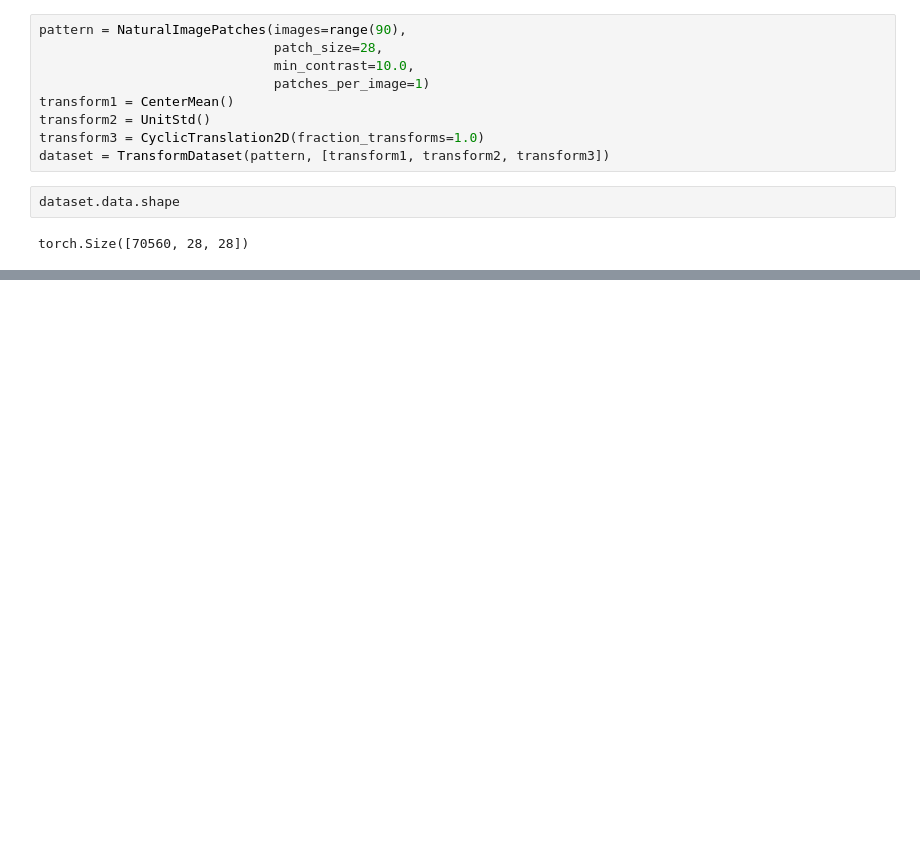
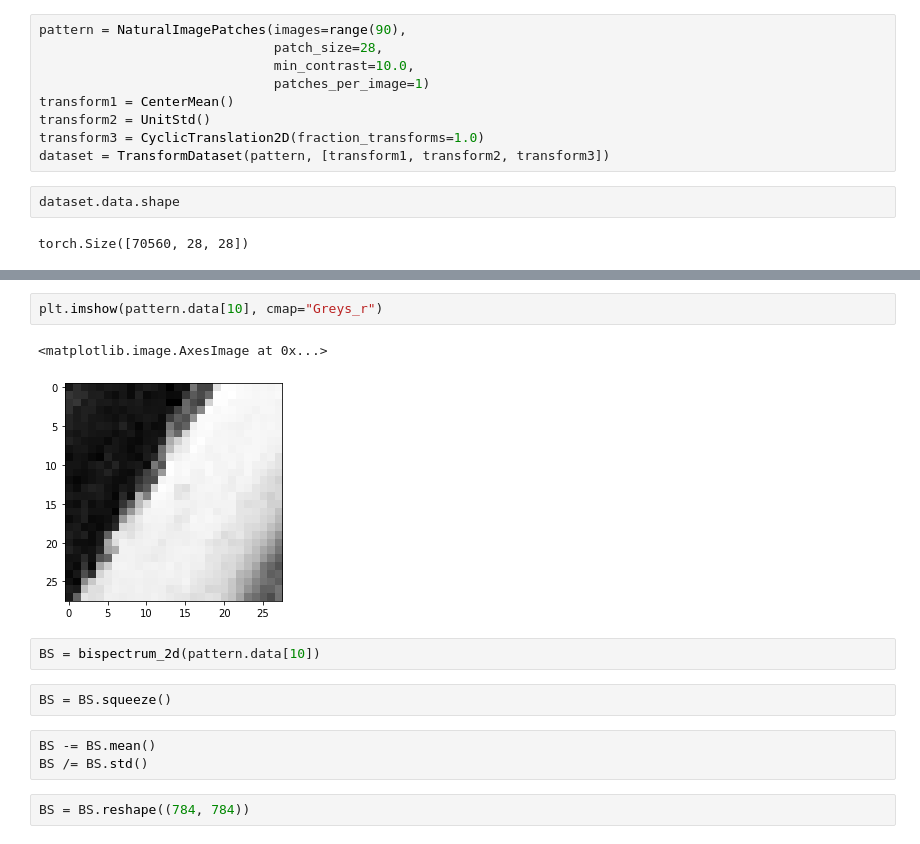
Before and after one commit to sophiaas/transform-datasets, a Jupyter notebook: notebooks/translating-natural-images.ipynb, the cells around one changed output, grey strips where cells are left out. Saved outputs shown, nothing was run; the diff lists cells and outputs as text; blank space fills up the shorter version.

```diff
--- a/notebooks/translating-natural-images.ipynb
+++ b/notebooks/translating-natural-images.ipynb
@@ -35,0 +41,14 @@ svis.image_grid(dataset.data[::784][:100], cmap="Greys_r")
+# %%
+plt.imshow(pattern.data[10], cmap="Greys_r")
+# %% [output]
+<matplotlib.image.AxesImage at 0x...>
+[figure, added]
+# %%
+BS = bispectrum_2d(pattern.data[10])
+# %%
+BS = BS.squeeze()
+# %%
+BS -= BS.mean()
+BS /= BS.std()
+# %%
+BS = BS.reshape((784, 784))
```
Also changed, not shown: parts of 4 cells of this notebook, 3 other files.
